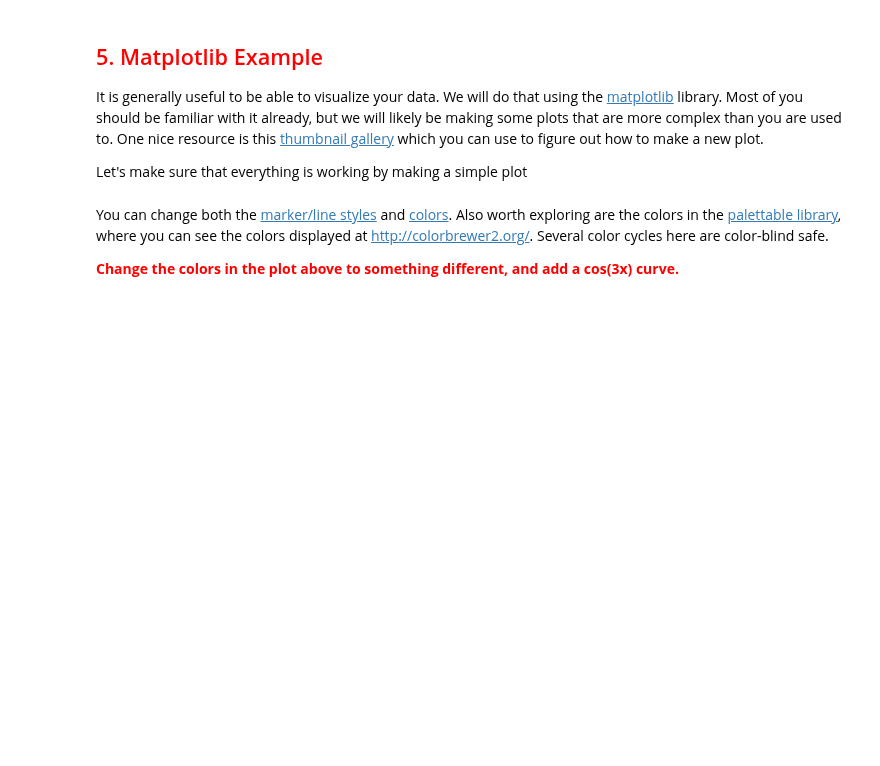
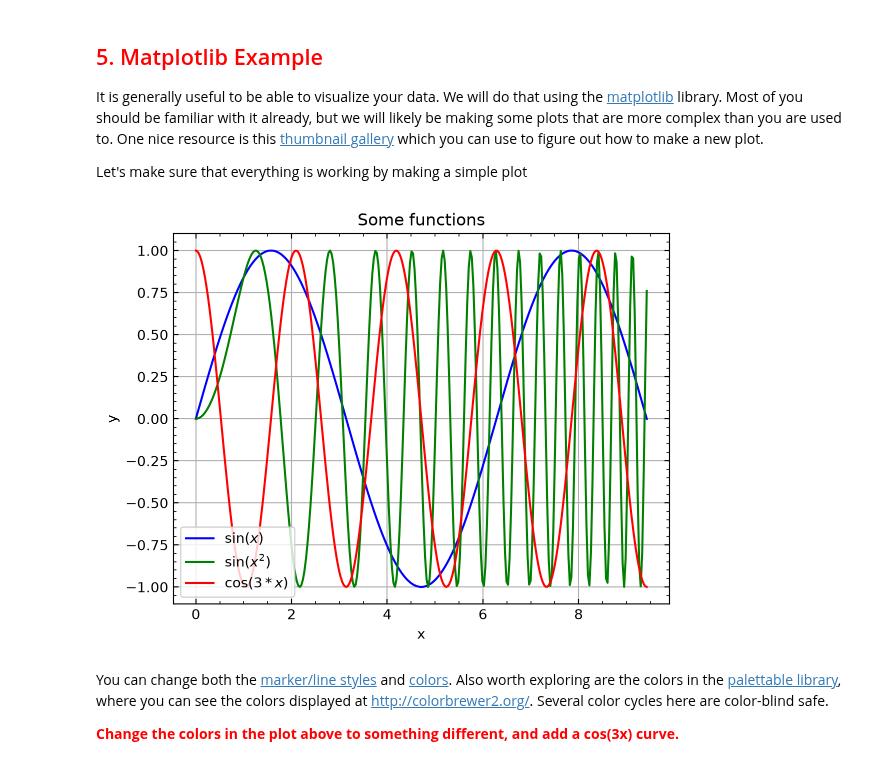
Before and after one commit to bachichanoah-png/astrostats_ttu_fall26, a Jupyter notebook: coursework/student_folders/Noah_Bachicha/lectures/Lecture_1b.ipynb, the cells around one changed output. Cells and saved outputs as stored; diff of their text form; code cells hidden in the pictures; blank space fills up the shorter version.

```diff
--- a/coursework/student_folders/Noah_Bachicha/lectures/Lecture_1b.ipynb
+++ b/coursework/student_folders/Noah_Bachicha/lectures/Lecture_1b.ipynb
@@ -493,29 +493,33 @@ Let's make sure that everything is working by making a simple plot
 # %%
 # magic command to make the figure pop up below instead of in a new window
 %matplotlib inline
 %config InlineBackend.figure_format='retina' # very useful command for high-res images
 
 # invoke pyplot in matplotlib, give it an alias
 import matplotlib.pyplot as plt
 import numpy as np
 
 x = np.linspace(0, 3*np.pi, 300)
 
 y = np.sin(x)
 y2 = np.sin(x**2)
+y3 = np.cos(3*x)
 
-plt.plot(x, y, label=r'$\sin(x)$')
-plt.plot(x, y2, label=r'$\sin(x^2)$')
+plt.plot(x, y, color='blue', label=r'$\sin(x)$')
+plt.plot(x, y2, color='green', label=r'$\sin(x^2)$')
+plt.plot(x, y3, color='red', label=r'$\cos(3*x)$')
 plt.title('Some functions')
 plt.xlabel('x')
 plt.ylabel('y')
 
 plt.grid(which='major')
 plt.legend(loc='lower left');
 
 ## optional extras
 plt.minorticks_on()
 plt.tick_params(which='both', direction='in', tick2On=True)
+# %% [output]
+[figure, added]
 # %% [markdown]
 You can change both the [marker/line styles](http://matplotlib.org/examples/lines_bars_and_markers/) and [colors](http://matplotlib.org/api/colors_api.html). Also worth exploring are the colors in the [palettable library](https://jiffyclub.github.io/palettable/), where you can see the colors displayed at [http://colorbrewer2.org/](http://colorbrewer2.org/). Several color cycles here are color-blind safe.
 
```
Also changed, not shown: parts of 2 cells of this notebook.
